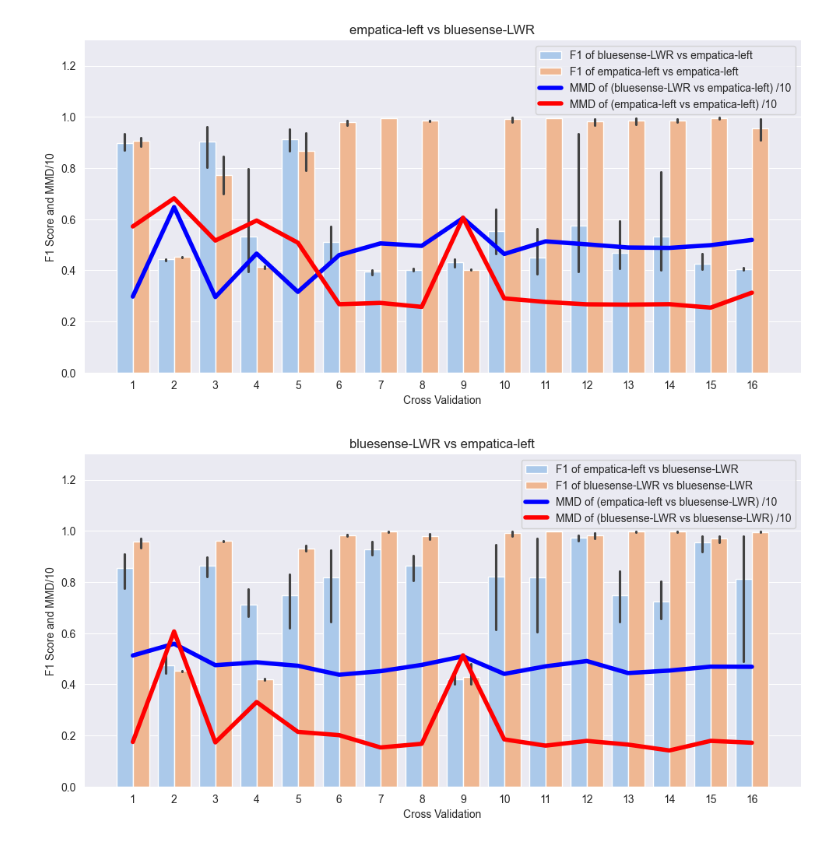
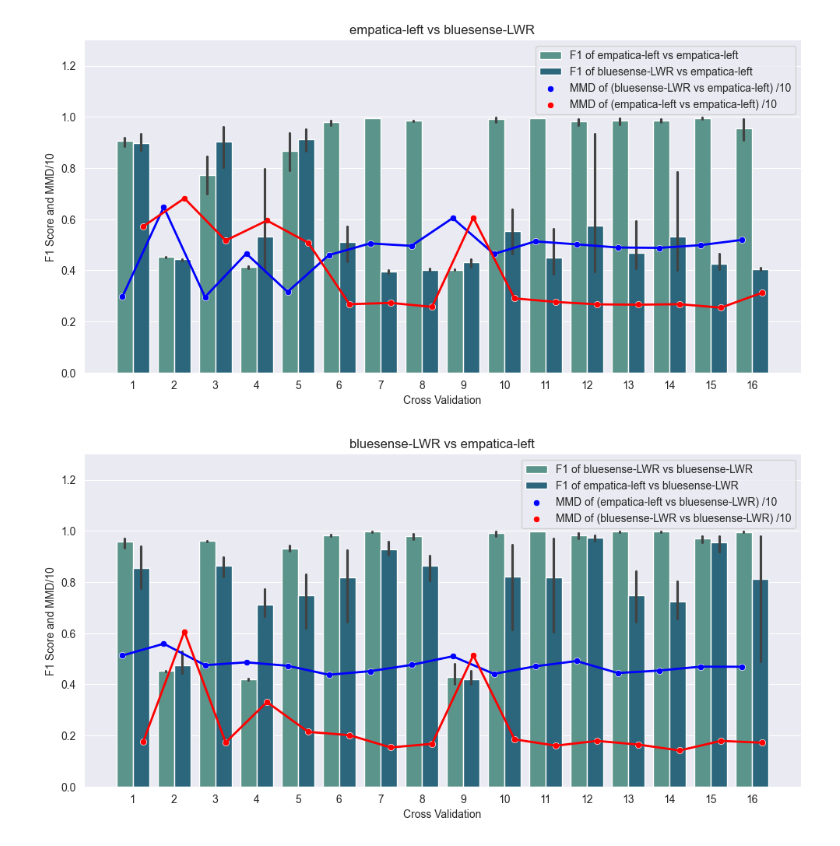
Before and after one commit to Gr33nMayhem/PERCOM_Variability_Research, a Jupyter notebook: notebooks/results_notebook/graph_creation_with_mmd.ipynb, the cells around one changed output. Cells and saved outputs as stored; diff of their text form; code cells hidden in the pictures.

```diff
--- a/notebooks/results_notebook/graph_creation_with_mmd.ipynb
+++ b/notebooks/results_notebook/graph_creation_with_mmd.ipynb
@@ -165,8 +165,10 @@ def generate_graph_with_std(root_path, model_device, test_devices):
     #                          'F1 Score for Model trained with ' + model_device + '.png'))
 # %%
 # All the sensors used in the experiment
-sensor_list = [['empatica-left', 'empatica-right'], ['empatica-right', 'empatica-left'], ['empatica-left', 'bluesense-LWR'], ['bluesense-LWR', 'empatica-left'],
-               ['bluesense-RWR1', 'bluesense-RWR2'], ['bluesense-RWR2', 'bluesense-RWR1'], ['bluesense-LWR', 'bluesense-RWR1'], ['bluesense-RWR1', 'bluesense-LWR']]
+sensor_list = [['empatica-left', 'empatica-right'], ['empatica-right', 'empatica-left'],
+               ['empatica-left', 'bluesense-LWR'], ['bluesense-LWR', 'empatica-left'],
+               ['bluesense-RWR1', 'bluesense-RWR2'], ['bluesense-RWR2', 'bluesense-RWR1'],
+               ['bluesense-LWR', 'bluesense-RWR1'], ['bluesense-RWR1', 'bluesense-LWR']]
 # sensor_list = [['bluesense-LWR', 'bluesense-LWR']]
 # Selected Sensors
 # sensor_list = [['empatica-right', 'empatica-left'], ['empatica-left', 'bluesense-LWR'],
@@ -514,26 +329,29 @@ final_table
 # get a list of all device configurations
 unique_configs = final_table['device_config'].unique()
 # create a MultiIndex for each  unique_config. The first level is the device_config and the second level is the model_type. Third level is mmd and f1. The index is CV
-index = pd.MultiIndex.from_product([unique_configs, ['attend', 'deepconv', 'tinyhar'], ['mmd', 'f1']], names=['device_config', 'model_type', 'metric'])
+index = pd.MultiIndex.from_product([unique_configs, ['attend', 'deepconv', 'tinyhar'], ['mmd', 'f1']],
+                                   names=['device_config', 'model_type', 'metric'])
 # create a new dataframe with the index
 table = pd.DataFrame(index=index)
 # add the f1 and mmd values to the table
 for i in range(len(final_table)):
-    table.loc[(final_table.loc[i, 'device_config'], final_table.loc[i, 'model_type'], 'f1'), final_table.loc[i, 'cv']] = final_table.loc[i, 'f1']
-    table.loc[(final_table.loc[i, 'device_config'], final_table.loc[i, 'model_type'], 'mmd'), final_table.loc[i, 'cv']] = final_table.loc[i, 'mmd']
+    table.loc[(final_table.loc[i, 'device_config'], final_table.loc[i, 'model_type'], 'f1'), final_table.loc[i, 'cv']] = \
+        final_table.loc[i, 'f1']
+    table.loc[
+        (final_table.loc[i, 'device_config'], final_table.loc[i, 'model_type'], 'mmd'), final_table.loc[i, 'cv']] = \
+        final_table.loc[i, 'mmd']
 
 # save csv for the table
 table.to_csv('table_format_f1_mmd.csv')
 
 # We create the same but with the average values for all three models
-index = pd.MultiIndex.from_product([unique_configs, ['mmd', 'f1']], names=['device_config','metric'])
+index = pd.MultiIndex.from_product([unique_configs, ['mmd', 'f1']], names=['device_config', 'metric'])
 table_avg = pd.DataFrame(index=index)
 # add the f1 and mmd values to the table
 for i in range(len(final_table)):
     table_avg.loc[(final_table.loc[i, 'device_config'], 'f1'), final_table.loc[i, 'cv']] = final_table.loc[i, 'f1']
     table_avg.loc[(final_table.loc[i, 'device_config'], 'mmd'), final_table.loc[i, 'cv']] = final_table.loc[i, 'mmd']
 
-
 # save csv for the table
 table_avg.to_csv('table_format_f1_mmd_avg.csv')
 
@@ -726,4 +486,5 @@ Text(0.5, 1.0, 'Correlation between MMD and F1 Score for all models tested')
 # %%
+sns.color_palette("crest", as_cmap=True)
 # 17 for real disp
 num_participants = 16
 
@@ -749,20 +510,20 @@ for pair in sensor_list:
 
             if result1 == None or result2 == None:
                 break
-
+            dict_results = {'f1': result2[3],
+                            'cv': i + 1,
+                            'device_config': 'F1 of ' + sensor_test + ' vs ' + sensor_test, 'model_type': model}
+            result_list.append(dict_results)
             dict_results = {'f1': result1[3],
                             'cv': i + 1,
                             'device_config': 'F1 of ' + sensor_train + ' vs ' + sensor_test, 'model_type': model}
             result_list.append(dict_results)
-            dict_results = {'f1': result2[3],
-                            'cv': i + 1,
-                            'device_config': 'F1 of ' + sensor_test + ' vs ' + sensor_test, 'model_type': model}
-            result_list.append(dict_results)
+
 
     df = pd.DataFrame(result_list)
 
     # plot the f1 score for all participants as bar graph using sns catplot bar with colors red and blue
-    sns.catplot(x='cv', y='f1', hue='device_config', data=df, kind='bar', aspect=2, height=5, palette='pastel',
+    sns.catplot(x='cv', y='f1', hue='device_config', data=df, kind='bar', aspect=2, height=5, palette='crest',
                 legend_out=False)
     plt.title(sensor_test + ' vs ' + sensor_train)
     plt.xlabel('Cross Validation')
@@ -841,17 +602,20 @@ for pair in sensor_list:
     # reset the index to be 0 to len
     mmd_1_1 = mmd_1_1.reset_index()
     mmd_2_1 = mmd_2_1.reset_index()
-    # # plot the mmd values not only as line but also as points on the graph
-    # sns.scatterplot(data=mmd_2_1['mmd'], color='blue', label='MMD of (' + sensor_train + ' vs ' + sensor_test + ') /10')
-    # sns.scatterplot(data=mmd_1_1['mmd'], color='red',
-    #                      label='MMD of (' + sensor_test + ' vs ' + sensor_test + ') /10')
+
+    # change the index to be -0.25 to its current value
+    mmd_1_1.index = mmd_1_1.index + 0.25
+    mmd_2_1.index = mmd_2_1.index - 0.25
+
+    # plot the mmd values not only as line but also as points on the graph
+    sns.scatterplot(data=mmd_2_1['mmd'], color='blue', label='MMD of (' + sensor_train + ' vs ' + sensor_test + ') /10')
+    sns.scatterplot(data=mmd_1_1['mmd'], color='red', label='MMD of (' + sensor_test + ' vs ' + sensor_test + ') /10')
     # plot the mmd values on top of the f1 score. with x as cv, with thickness 2
-    sns.lineplot(data=mmd_2_1['mmd'], color='blue', label='MMD of (' + sensor_train + ' vs ' + sensor_test + ') /10',
-                 linewidth=4)
-    ax = sns.lineplot(data=mmd_1_1['mmd'], color='red', label='MMD of (' + sensor_test + ' vs ' + sensor_test + ') /10',
-                      linewidth=4)
+    sns.lineplot(data=mmd_2_1['mmd'], color='blue', label='_no_legend',
+                 linewidth=2)
+    ax = sns.lineplot(data=mmd_1_1['mmd'], color='red', label='_no_legend',
+                      linewidth=2)
     sns.move_legend(ax, "upper right", bbox_to_anchor=(1, 1))
-    # set the graph max y value to 1.09
     plt.ylim(0, 1.299)
     plt.show()
 
@@ -867,2 +631,2 @@ plt.show()
-[figure, old version]
+[figure, new version]
-[figure, old version]
+[figure, new version]
```
Also changed, not shown: parts of 8 cells of this notebook, 3 other files.
